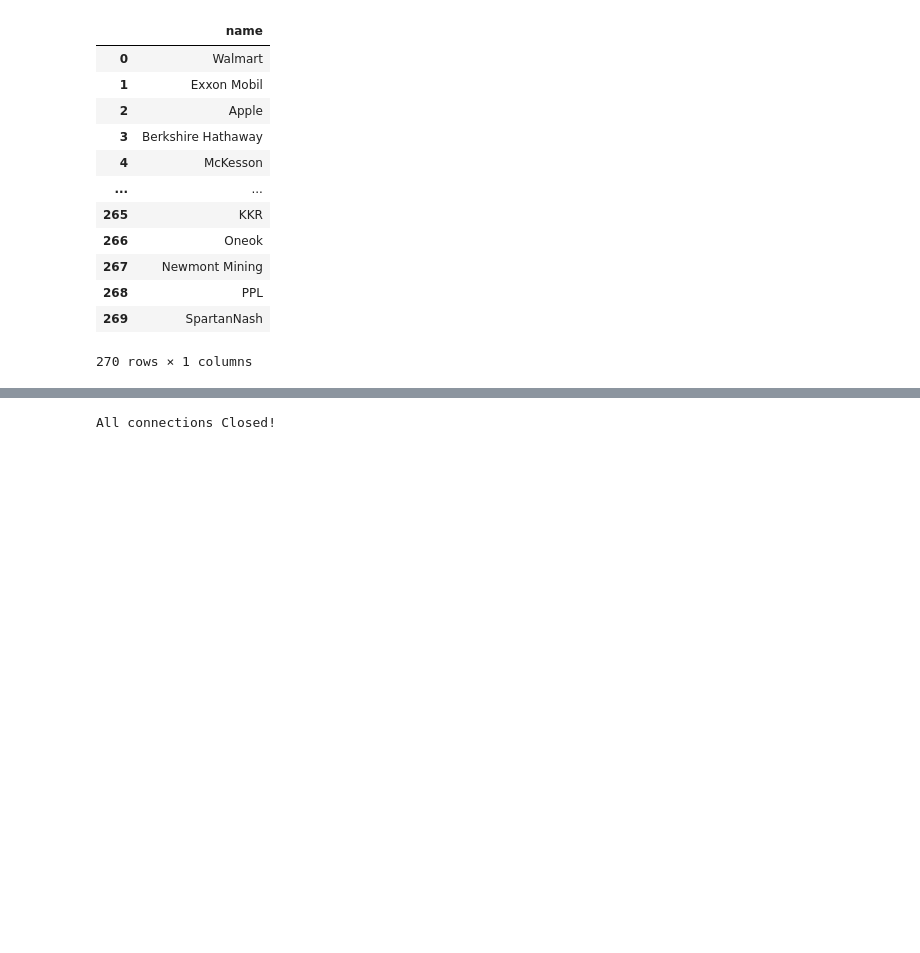
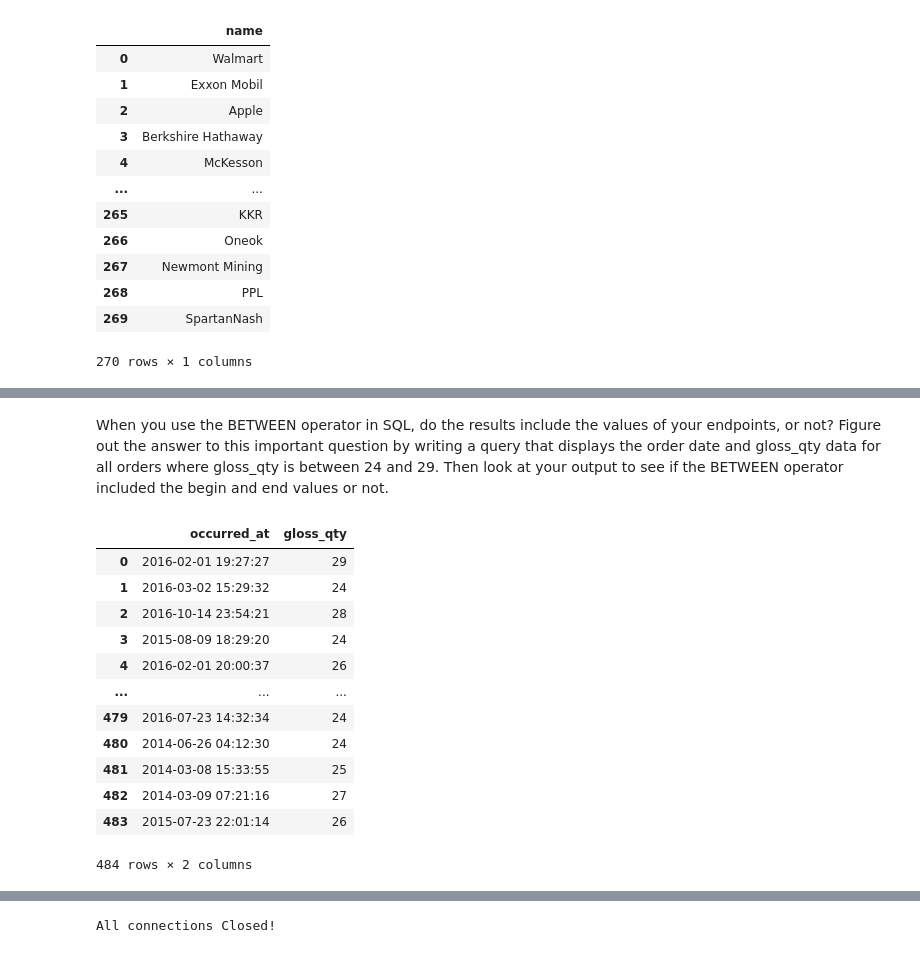
Before and after one commit to Lawrence-Krukrubo/EDA, a Jupyter notebook: sql_for_data_analysis1.ipynb, the cells around one changed output, grey strips where cells are left out. Drawn from its saved outputs; the diff is of its cells as text; code cells hidden in the pictures; blank space fills up the shorter version.

```diff
--- a/sql_for_data_analysis1.ipynb
+++ b/sql_for_data_analysis1.ipynb
@@ -692,0 +740,19 @@ query_to_df(query)
+# %% [markdown]
+When you use the BETWEEN operator in SQL, do the results include the values of your endpoints, or not? Figure out the answer to this important question by writing a query that displays the order date and gloss_qty data for all orders where gloss_qty is between 24 and 29. Then look at your output to see if the BETWEEN operator included the begin and end values or not.
+# %%
+query = 'SELECT occurred_at, gloss_qty FROM orders WHERE gloss_qty BETWEEN 24 and 29'
+query_to_df(query)
+# %% [output]
+|  | occurred_at | gloss_qty |
+| 0 | 2016-02-01 19:27:27 | 29 |
+| 1 | 2016-03-02 15:29:32 | 24 |
+| 2 | 2016-10-14 23:54:21 | 28 |
+| 3 | 2015-08-09 18:29:20 | 24 |
+| 4 | 2016-02-01 20:00:37 | 26 |
+| ... | ... | ... |
+| 479 | 2016-07-23 14:32:34 | 24 |
+| 480 | 2014-06-26 04:12:30 | 24 |
+| 481 | 2014-03-08 15:33:55 | 25 |
+| 482 | 2014-03-09 07:21:16 | 27 |
+| 483 | 2015-07-23 22:01:14 | 26 |
+484 rows × 2 columns
```
Also changed, not shown: parts of 21 cells of this notebook.
